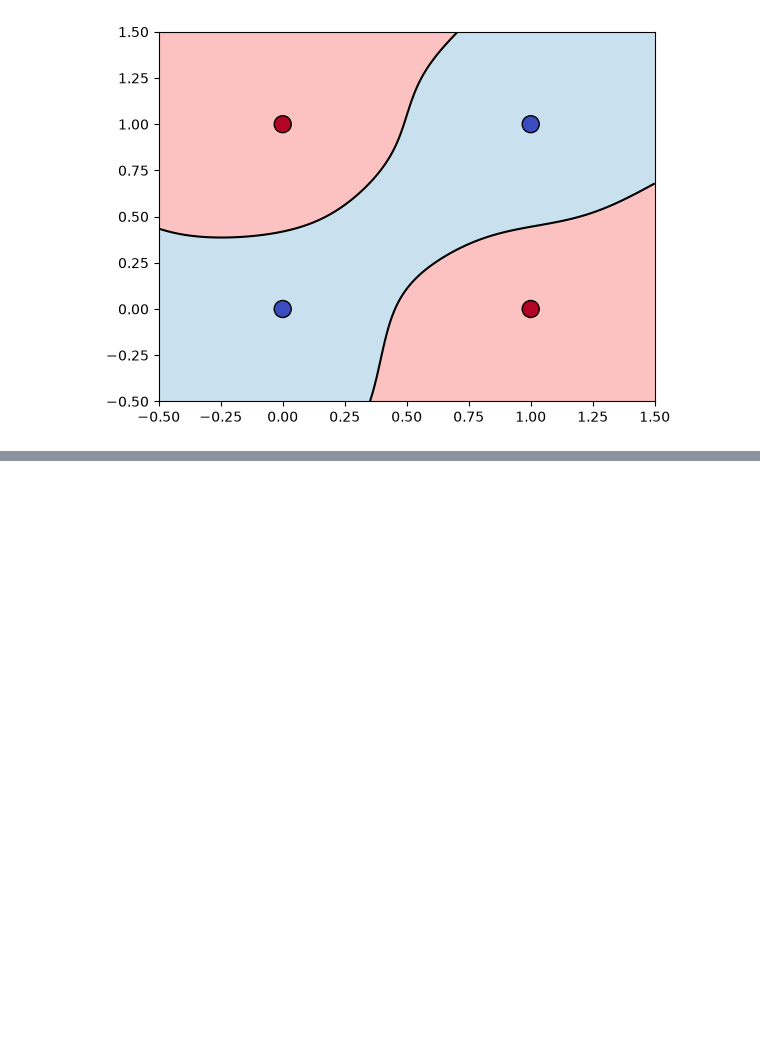
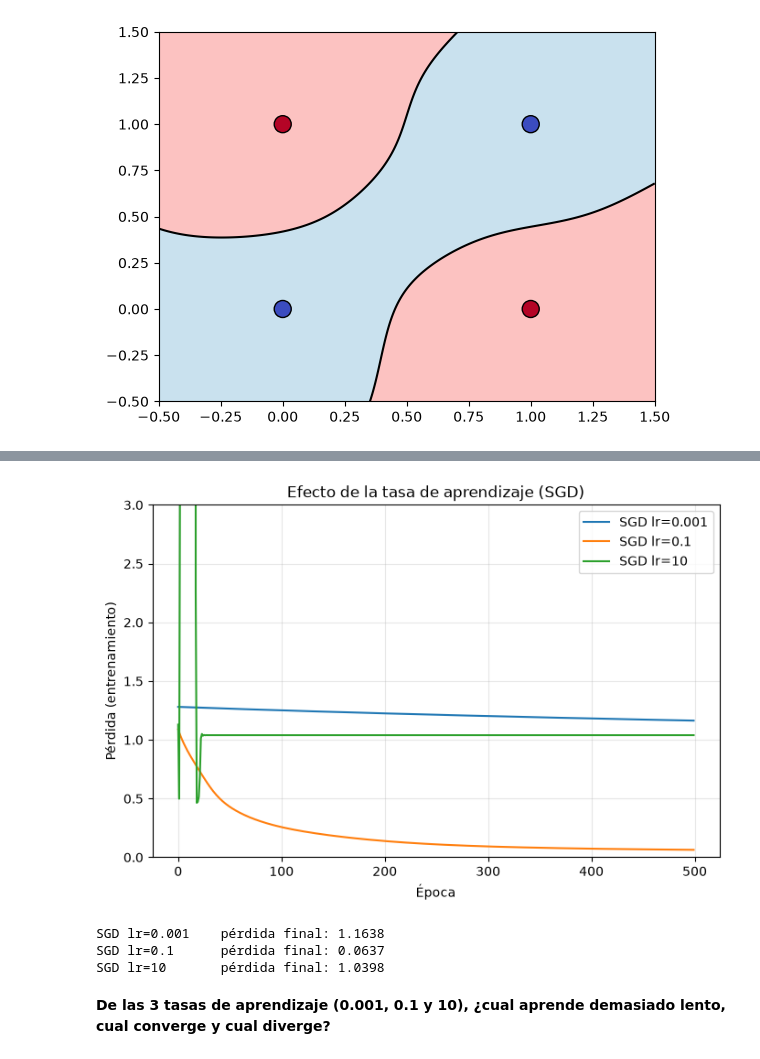
Before and after one commit to Antonio-3108/Natural-Language-Processing, a Jupyter notebook: Laboratorio 7/lab07.ipynb, the cells around one changed output, grey strips where cells are left out. Drawn from its saved outputs; the diff is of its cells as text; code cells hidden in the pictures; blank space fills up the shorter version.

```diff
--- a/Laboratorio 7/lab07.ipynb
+++ b/Laboratorio 7/lab07.ipynb
@@ -93,0 +221,13 @@ plt.show()
+# %%
+def train_iris(model, optimizer, epochs=500):
+    loss_fn = nn.CrossEntropyLoss()
+    record = []
+    for epoch in range(epochs):
+        model.train()
+        logits = model(X_tr)
+        loss = loss_fn(logits, y_tr)
+        optimizer.zero_grad()
+        loss.backward()
+        optimizer.step()
+        record.append(loss.item())
+    return record
@@ -93,0 +238,32 @@ plt.show()
+# %%
+learning_rates = [0.001, 0.1, 10]
+record = {}
+modelos = {}
+
+for lr in learning_rates:
+    m = IrisMLP()
+    opt = torch.optim.SGD(m.parameters(), lr=lr)
+    name = f'SGD lr={lr}'
+    record[name] = train_iris(m, opt)
+    modelos[name] = m
+
+plt.figure(figsize=(8, 5))
+for name, h in record.items():
+    plt.plot(h, label=name)
+plt.ylim(0, 3)
+plt.xlabel('Época')
+plt.ylabel('Pérdida (entrenamiento)')
+plt.title('Efecto de la tasa de aprendizaje (SGD)')
+plt.grid(alpha=0.3)
+plt.legend()
+plt.show()
+
+for name, h in record.items():
+    print(f'{name:15s} pérdida final: {h[-1]:.4f}')
+# %% [output]
+[figure, added]
+SGD lr=0.001    pérdida final: 1.1638
+SGD lr=0.1      pérdida final: 0.0637
+SGD lr=10       pérdida final: 1.0398
+# %% [markdown]
+**De las 3 tasas de aprendizaje (0.001, 0.1 y 10), ¿cual aprende demasiado lento, cual converge y cual diverge?**
```
Also changed, not shown: parts of 14 cells of this notebook.
